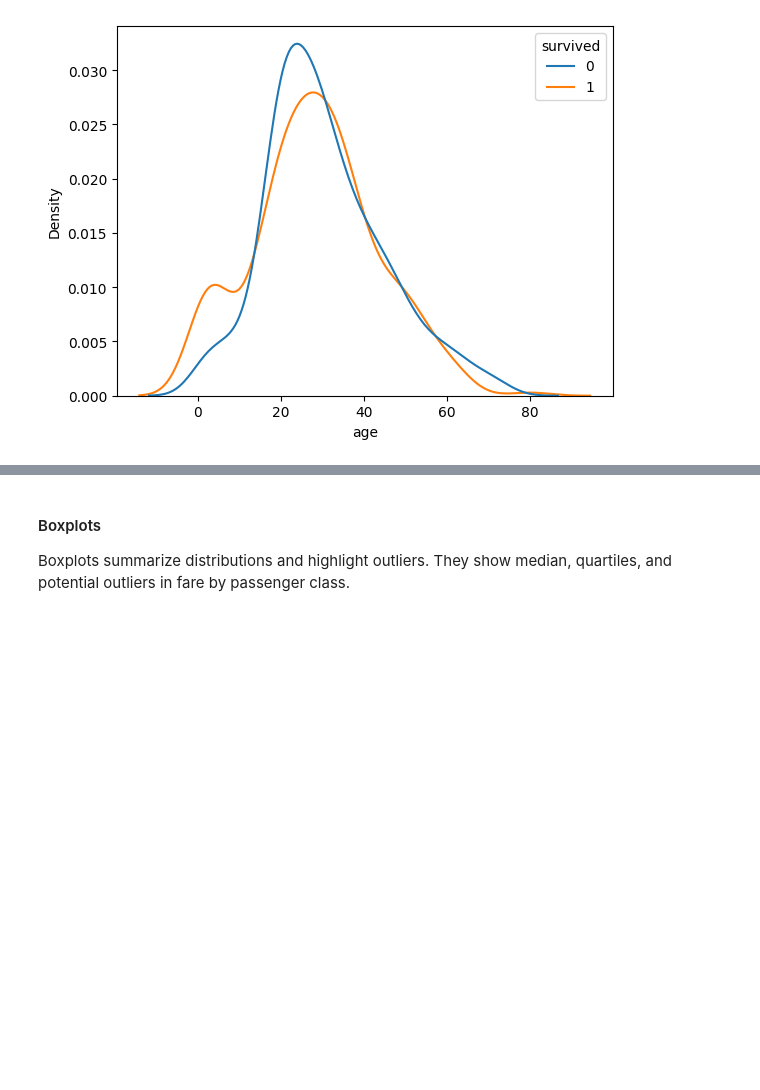
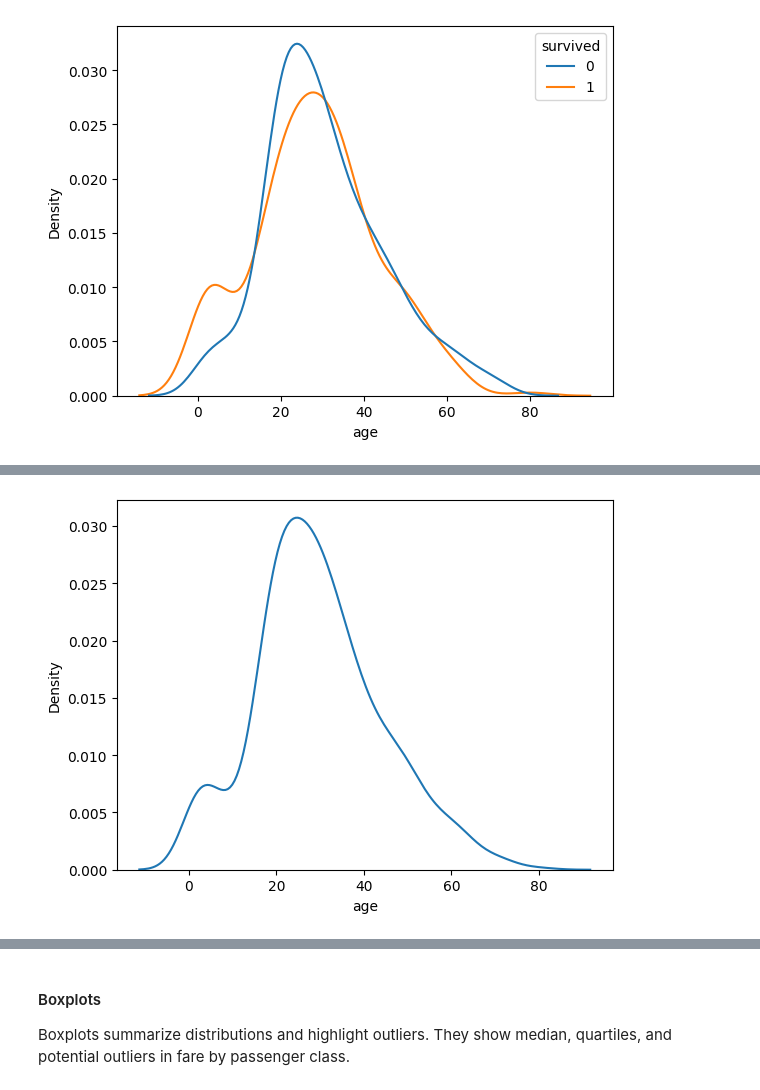
Before and after one commit to ValRCS/RTU_Data_Analysis_Visualization_CPD, a Jupyter notebook: notebooks/day3_exploratory_data_analysis.ipynb, the cells around one changed output, grey strips where cells are left out. Saved outputs shown, nothing was run; the diff lists cells and outputs as text; code cells hidden in the pictures; blank space fills up the shorter version.

```diff
--- a/notebooks/day3_exploratory_data_analysis.ipynb
+++ b/notebooks/day3_exploratory_data_analysis.ipynb
@@ -312,0 +448,5 @@ sns.kdeplot(data=titanic, x='age', hue='survived', common_norm=False);
+# %%
+# how about a simple kde without hue
+sns.kdeplot(data=titanic, x='age');
+# %% [output]
+[figure, added]
```
Also changed, not shown: parts of 33 cells of this notebook.
